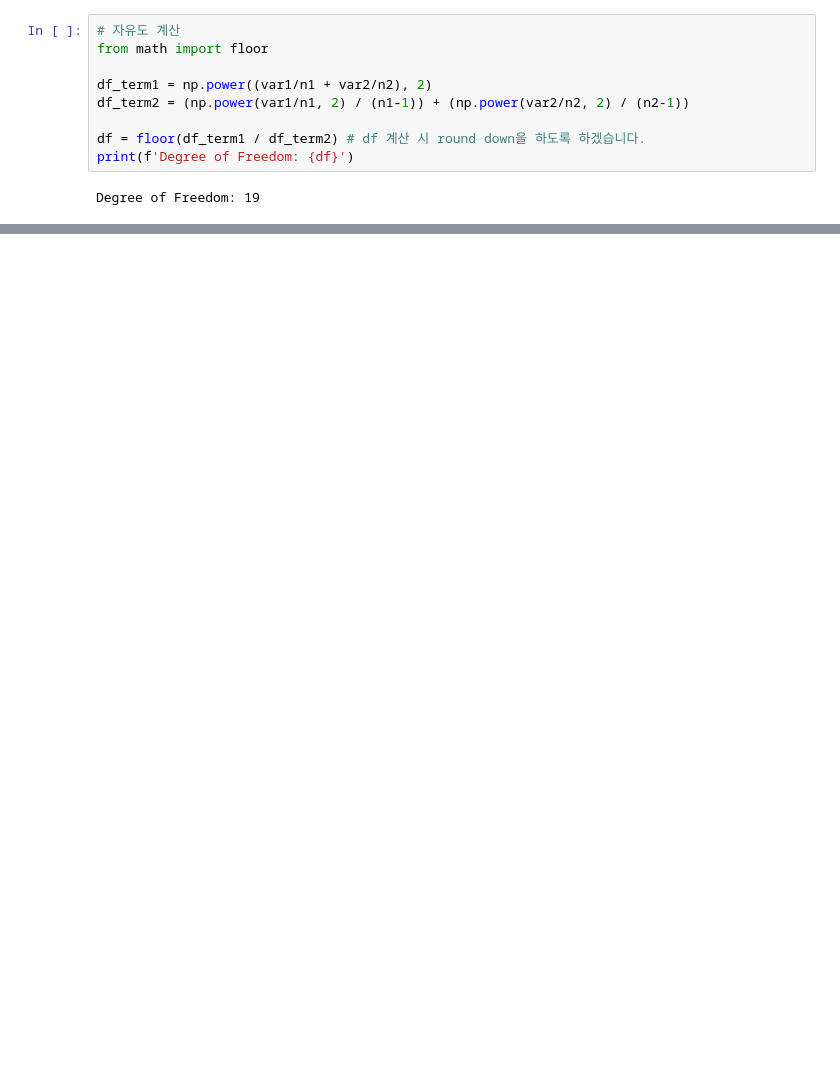
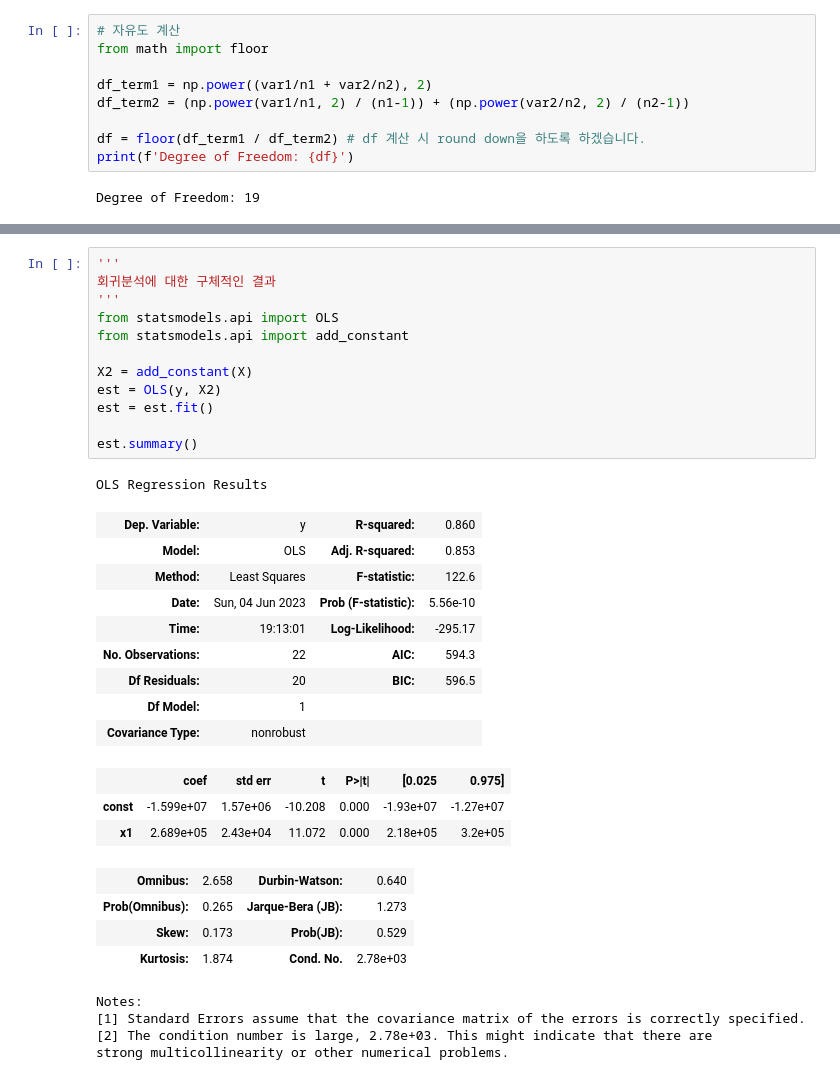
Before and after one commit to hhjj0506/Stat_Project_2023, a Jupyter notebook: project.ipynb, the cells around one changed output, grey strips where cells are left out. Cells and saved outputs as stored; diff of their text form; blank space fills up the shorter version.

```diff
--- a/project.ipynb
+++ b/project.ipynb
@@ -243,0 +288,34 @@ Notes:
+# %%
+'''
+회귀분석에 대한 구체적인 결과
+'''
+from statsmodels.api import OLS
+from statsmodels.api import add_constant
+
+X2 = add_constant(X)
+est = OLS(y, X2)
+est = est.fit()
+
+est.summary()
+# %% [output]
+OLS Regression Results
+| Dep. Variable: | y | R-squared: | 0.860 |
+| Model: | OLS | Adj. R-squared: | 0.853 |
+| Method: | Least Squares | F-statistic: | 122.6 |
+| Date: | Sun, 04 Jun 2023 | Prob (F-statistic): | 5.56e-10 |
+| Time: | 19:13:01 | Log-Likelihood: | -295.17 |
+| No. Observations: | 22 | AIC: | 594.3 |
+| Df Residuals: | 20 | BIC: | 596.5 |
+| Df Model: | 1 |  |  |
+| Covariance Type: | nonrobust |  |  |
+|  | coef | std err | t | P>|t| | [0.025 | 0.975] |
+| const | -1.599e+07 | 1.57e+06 | -10.208 | 0.000 | -1.93e+07 | -1.27e+07 |
+| x1 | 2.689e+05 | 2.43e+04 | 11.072 | 0.000 | 2.18e+05 | 3.2e+05 |
+| Omnibus: | 2.658 | Durbin-Watson: | 0.640 |
+| Prob(Omnibus): | 0.265 | Jarque-Bera (JB): | 1.273 |
+| Skew: | 0.173 | Prob(JB): | 0.529 |
+| Kurtosis: | 1.874 | Cond. No. | 2.78e+03 |
+Notes:
+[1] Standard Errors assume that the covariance matrix of the errors is correctly specified.
+[2] The condition number is large, 2.78e+03. This might indicate that there are
+strong multicollinearity or other numerical problems.
```
Also changed, not shown: parts of 17 cells of this notebook, 1 other file.
